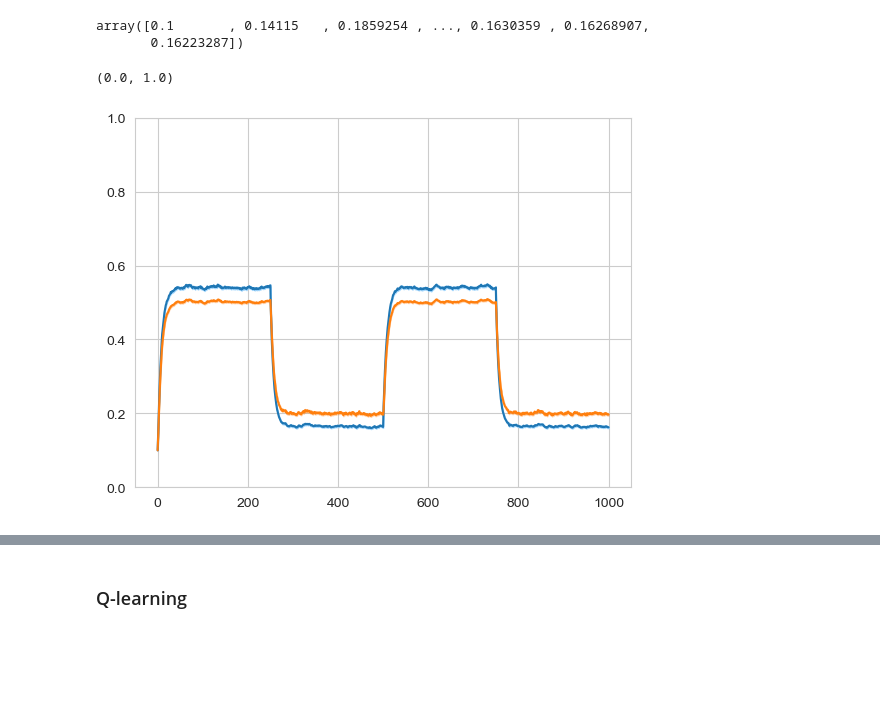
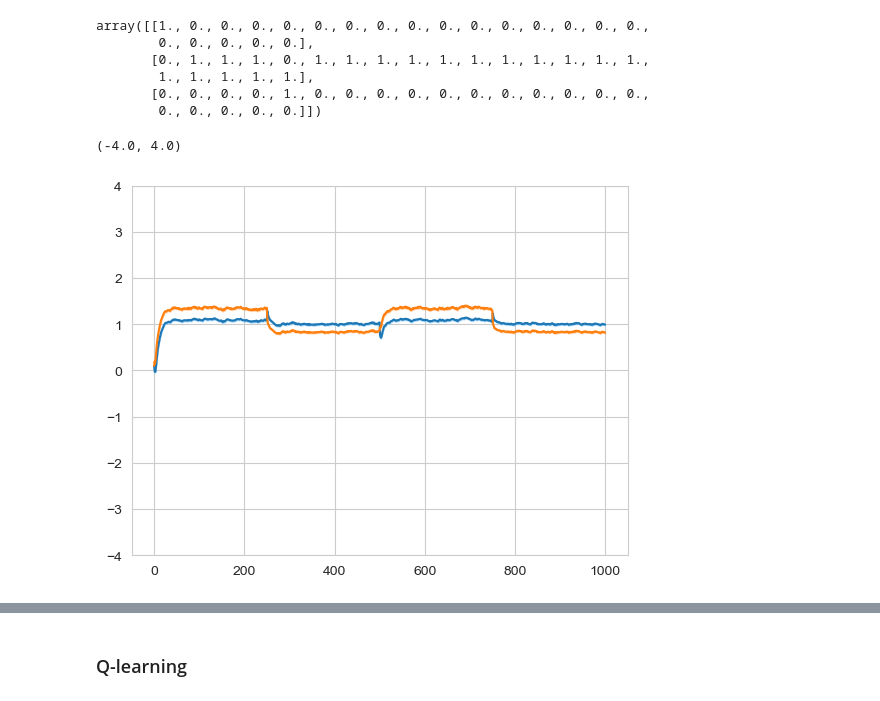
Before and after one commit to marek1n/rl-sim, a Jupyter notebook: RLsim.ipynb, the cells around one changed output, grey strips where cells are left out. Saved outputs shown, nothing was run; the diff lists cells and outputs as text; code cells hidden in the pictures; blank space fills up the shorter version.

```diff
--- a/RLsim.ipynb
+++ b/RLsim.ipynb
@@ -37,6 +49,15 @@ F.plot_choices_beliefs(choice_hist, belief_hist, context_hist, choice_action_nam
+# %%
+choice_hist
+# %% [output]
+array([[1., 0., 0., 0., 0., 0., 0., 0., 0., 0., 0., 0., 0., 0., 0., 0.,
+        0., 0., 0., 0., 0.],
+       [0., 1., 1., 1., 0., 1., 1., 1., 1., 1., 1., 1., 1., 1., 1., 1.,
+        1., 1., 1., 1., 1.],
+       [0., 0., 0., 0., 1., 0., 0., 0., 0., 0., 0., 0., 0., 0., 0., 0.,
+        0., 0., 0., 0., 0.]])
 # %%
 # env = Env(payoff_structure=(0.6, 0.3, 0.1))
-high_low_var = (1, 0, 0)
+high_low_var = (4, -2, 0)
 env = Env(payoff_structure=high_low_var)
 env_actinf = Env_ActInf(p_reward=0.7, context=env.best_action) # TODO
 
@@ -137,27 +158,22 @@ for episode in range(EPISODES):
     qvals_EWA_conform[:, :, episode] = np.array(agentEWA_conform.Q_vals)
     qvals_EWA_ind[:, :, episode] = np.array(agentEWA_ind.Q_vals)
     qvals_EWA_asoc[:, :, episode] = np.array(agentEWA_asoc.Q_vals)
-# %%
-mean[:,0]
-# %% [output]
-array([0.1       , 0.14115   , 0.1859254 , ..., 0.1630359 , 0.16268907,
-       0.16223287])
 # %%
 qvals = qvals_EWA
 
 mean = np.mean(qvals, axis=2)
 std_err = np.std(qvals, axis=2) / np.sqrt(qvals.shape[2])
 fig, ax = plt.subplots()
 ax.plot(mean)
 
 ax.fill_between(range(mean.shape[0]), mean[:,0] + std_err[:,0], mean[:,0] - std_err[:,0], alpha=0.8, color='xkcd:light blue')
 ax.fill_between(range(mean.shape[0]), mean[:,1] + std_err[:,1], mean[:,1] - std_err[:,1], alpha=0.3, color='C1')
 
 
-plt.ylim(0,1)
+plt.ylim(-4,4)
 # %% [output]
-(0.0, 1.0)
+(-4.0, 4.0)
-[figure, old version]
+[figure, new version]
 # %%
 returns_all =  (returns_Q, returns_Q_smart, returns_Q_social, returns_Q_greedy,
                 returns_EWA, returns_EWA_smart, returns_EWA_conform, returns_EWA_ind, returns_EWA_asoc)
```
Also changed, not shown: parts of 3 cells of this notebook, 2 other files.
